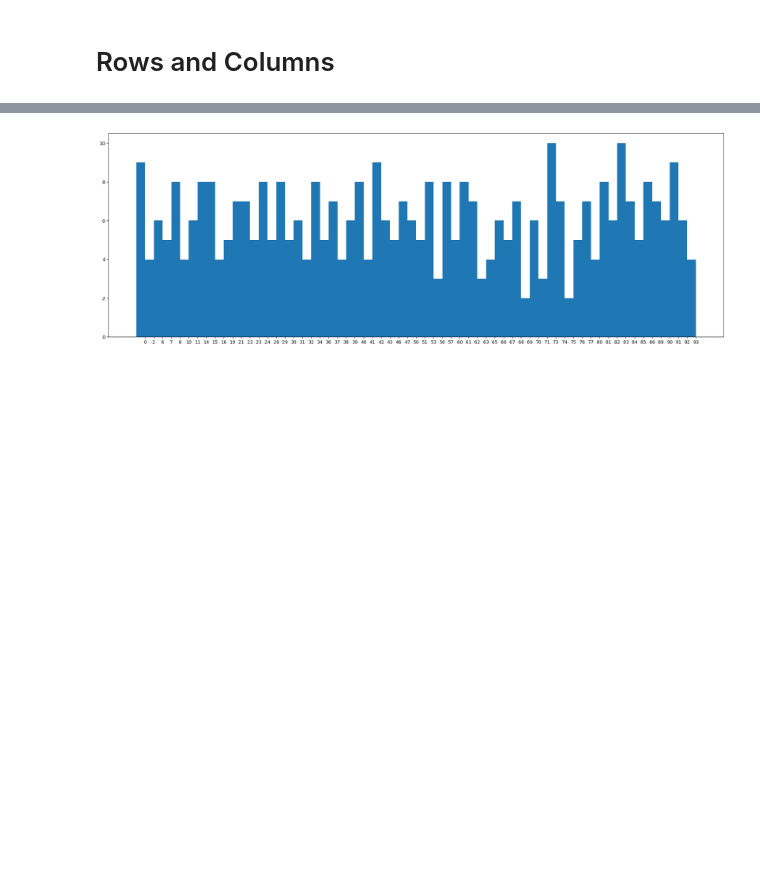
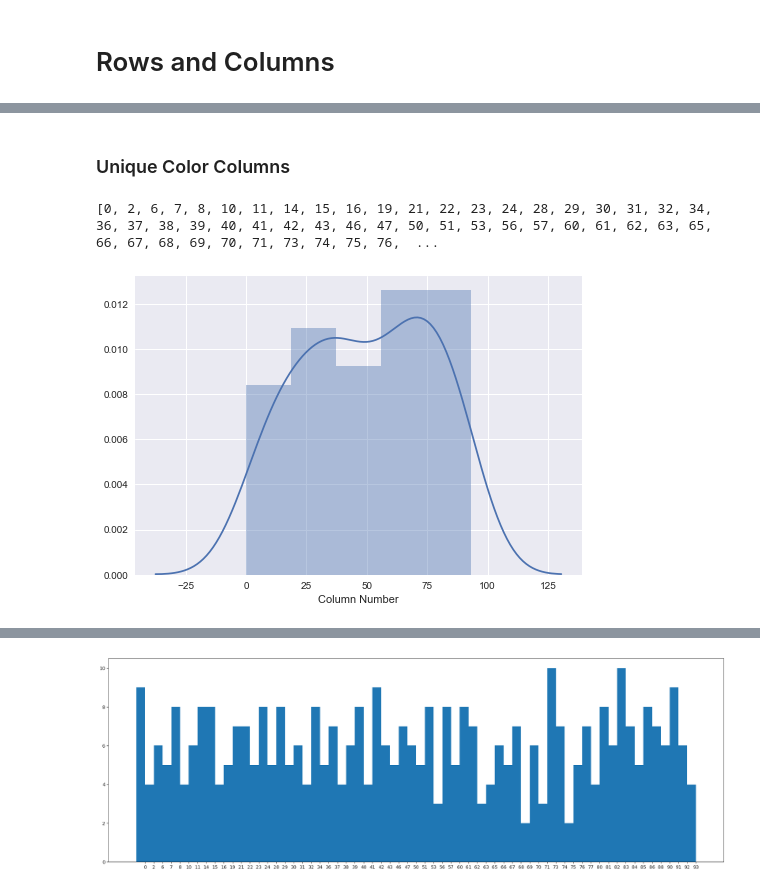
Before and after one commit to matthewsommer/experior, a Jupyter notebook: python/dotcipher/dotcipher.ipynb, the cells around one changed output, grey strips where cells are left out. Saved outputs shown, nothing was run; the diff lists cells and outputs as text; code cells hidden in the pictures; blank space fills up the shorter version.

```diff
--- a/python/dotcipher/dotcipher.ipynb
+++ b/python/dotcipher/dotcipher.ipynb
@@ -210,0 +229,10 @@ circles_per_row = Counter(circle.y for circle in circlesController.circles)
+# %%
+printmd("### Unique Color Columns")
+print(dataController.uniqueColorColumns())
+
+sns.set(color_codes=True)
+sns.distplot(dataController.uniqueColorColumns(), axlabel="Column Number");
+# %% [output]
+### Unique Color Columns
+[0, 2, 6, 7, 8, 10, 11, 14, 15, 16, 19, 21, 22, 23, 24, 28, 29, 30, 31, 32, 34, 36, 37, 38, 39, 40, 41, 42, 43, 46, 47, 50, 51, 53, 56, 57, 60, 61, 62, 63, 65, 66, 67, 68, 69, 70, 71, 73, 74, 75, 76,  ...
+[figure, added]
```
Also changed, not shown: parts of 14 cells of this notebook.
